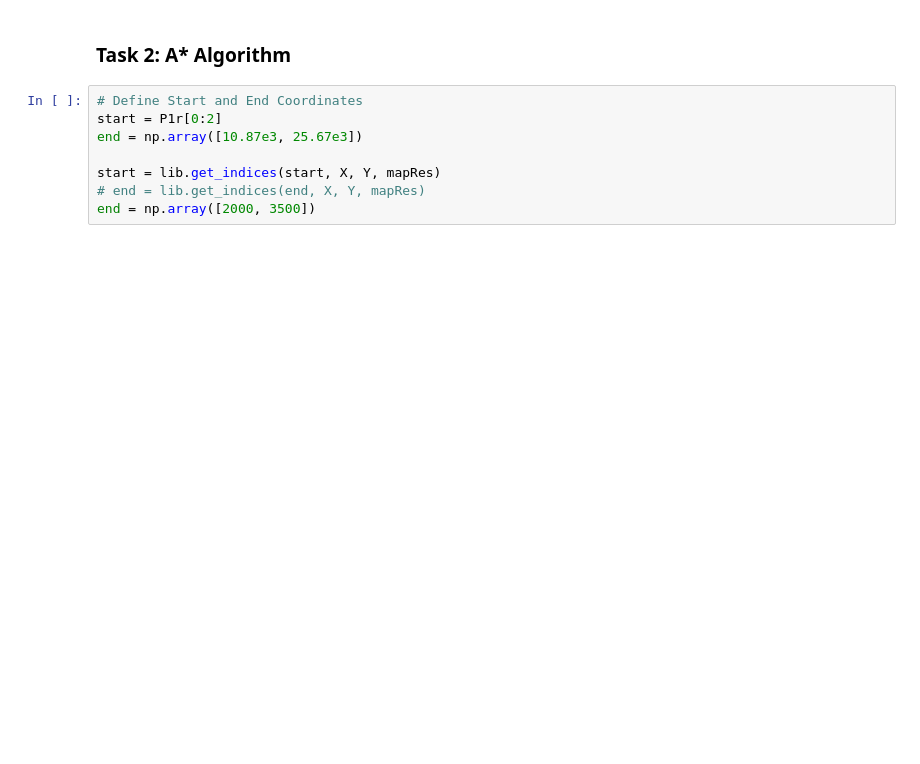
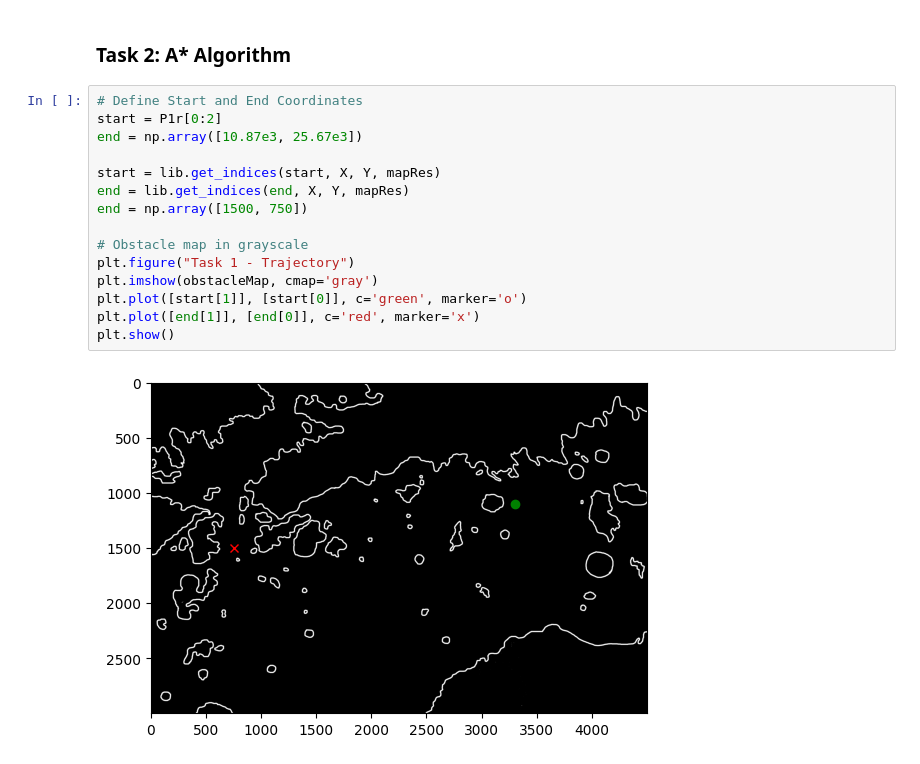
Before and after one commit to Leonardo-Russo/Autonomous-Driving-Rover, a Jupyter notebook: notebook.ipynb, the cells around one changed output. Drawn from its saved outputs; the diff is of its cells as text; blank space fills up the shorter version.

```diff
--- a/notebook.ipynb
+++ b/notebook.ipynb
@@ -138,11 +164,20 @@ plt.show()
 # %%
 # Define Start and End Coordinates
 start = P1r[0:2]
 end = np.array([10.87e3, 25.67e3])
 
 start = lib.get_indices(start, X, Y, mapRes)
-# end = lib.get_indices(end, X, Y, mapRes)
-end = np.array([2000, 3500])
+end = lib.get_indices(end, X, Y, mapRes)
+end = np.array([1500, 750])
+
+# Obstacle map in grayscale
+plt.figure("Task 1 - Trajectory")
+plt.imshow(obstacleMap, cmap='gray')
+plt.plot([start[1]], [start[0]], c='green', marker='o')
+plt.plot([end[1]], [end[0]], c='red', marker='x')
+plt.show()
+# %% [output]
+[figure, added]
 # %%
 def A_star(start, end, obstacle_map):
     class Node:
```
Also changed, not shown: parts of 5 cells of this notebook.
